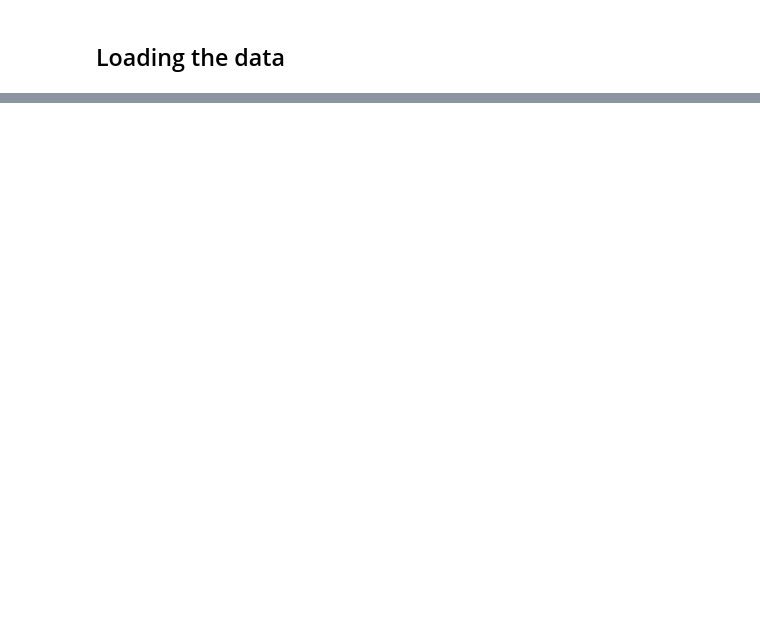
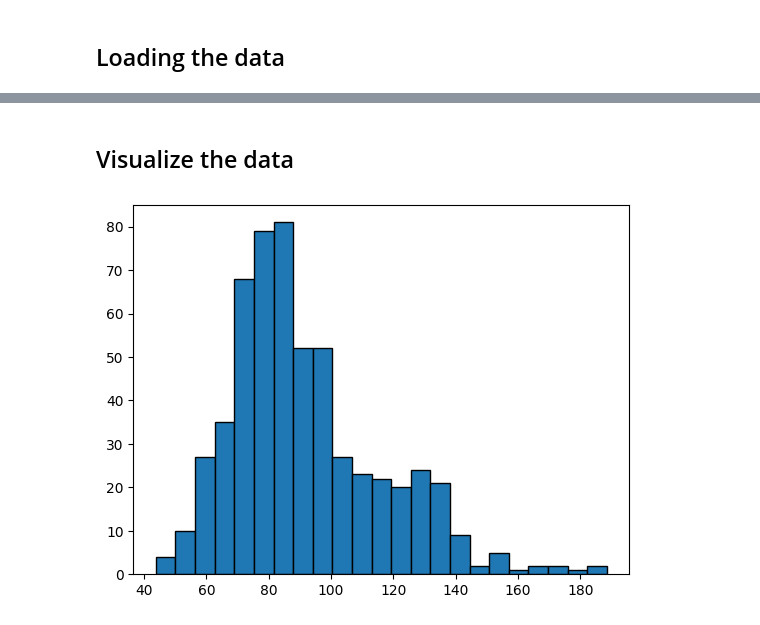
Before and after one commit to NamanChhibbar/Bayesian-Theory-Projects, a Jupyter notebook: project1.ipynb, the cells around one changed output, grey strips where cells are left out. Saved outputs shown, nothing was run; the diff lists cells and outputs as text; code cells hidden in the pictures; blank space fills up the shorter version.

```diff
--- a/project1.ipynb
+++ b/project1.ipynb
@@ -50,0 +51,9 @@ Name: life_span, dtype: int64
+# %% [markdown]
+## Visualize the data
+# %%
+# Plot histogram
+bins = int(len(data) ** .5)
+plt.hist(data, bins=bins, edgecolor="black")
+plt.show()
+# %% [output]
+[figure, added]
```
Also changed, not shown: parts of 17 cells of this notebook.
